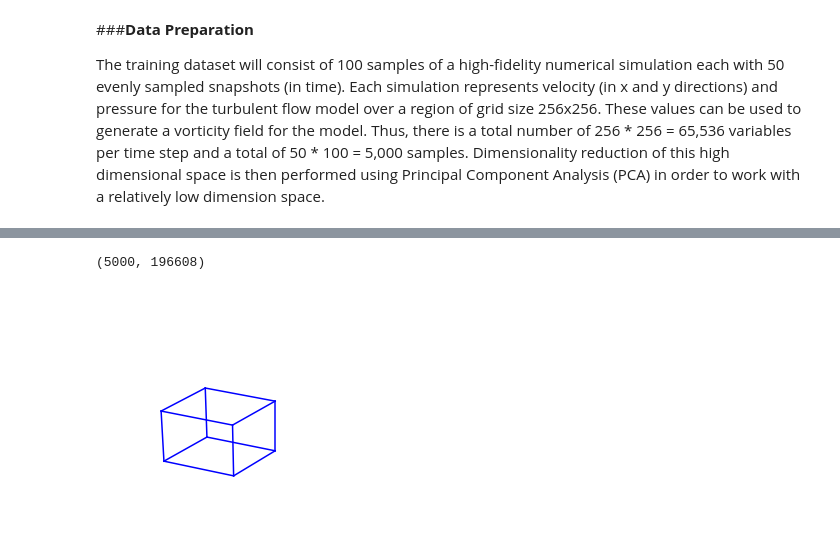
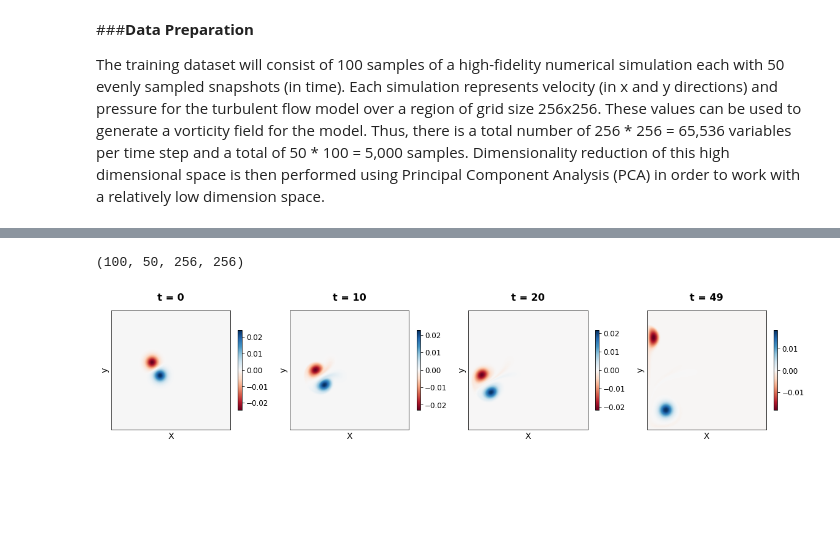
Before and after one commit to mustaphajola/msc-irp, a Jupyter notebook: PredGAN/Compression.ipynb, the cells around one changed output, grey strips where cells are left out. Saved outputs shown, nothing was run; the diff lists cells and outputs as text; code cells hidden in the pictures; blank space fills up the shorter version.

```diff
--- a/PredGAN/Compression.ipynb
+++ b/PredGAN/Compression.ipynb
@@ -115,7 +197,0 @@ del data_file
-# %%
-vars = data_file.shape[-1]  # Number of variables per grid. u, v and p.
-nr = data_file.shape[2]     # Number of rows of grid in each time step.
-nc = data_file.shape[3]     # Number of columns of grid in each time step.
-times = data_file.shape[0] * data_file[1]
-X_train3d = data_file.reshape(-1, nr, nc, vars )
-print(X_train3d.shape)
@@ -124,10 +197,0 @@ print(X_train3d.shape)
-# %%
-data = X_train3d[0]
-fig, ax = plt.subplots(1, 3, figsize=[20,16])
-parameters = ['Velocity', 'Viscosity', 'Pressure']
-for j in range(len(parameters)):
-  img = data[:, :, j]
-  ax[j].imshow(img)
-  ax[j].set_title(parameters[j], fontsize=16, fontweight='bold',
-                        ha='right')
-plt.show()
@@ -136,37 +198,25 @@ NameError: ignored
-# %%
-X_train2d = X_train3d.reshape(-1, nr*nc*vars)
-print(X_train2d.shape)
-# %% [output]
-(5000, 196608)
-# %%
-from mpl_toolkits.mplot3d import Axes3D
-import matplotlib.pyplot as plt
-import numpy as np
-from itertools import product, combinations
-
-
-fig = plt.figure()
-ax = fig.gca(projection='3d')
-
-
-# draw cube
-r = [-1, 0]
-for s, e in combinations(np.array(list(product(r, r, r))), 2):
-    if np.sum(np.abs(s-e)) == r[1]-r[0]:
-        ax.plot3D(*zip(s, e), color="b")
-r = [1, 1]
-for s, e in combinations(np.array(list(product(r, r, r))), 2):
-    if np.sum(np.abs(s-e)) == r[1]-r[0]:
-        ax.plot3D(*zip(s, e), color="b")
-# make the panes transparent
-ax.xaxis.set_pane_color((1.0, 1.0, 1.0, 0.0))
-ax.yaxis.set_pane_color((1.0, 1.0, 1.0, 0.0))
-ax.zaxis.set_pane_color((1.0, 1.0, 1.0, 0.0))
-# make the grid lines transparent
-ax.xaxis._axinfo["grid"]['color'] =  (1,1,1,0)
-ax.yaxis._axinfo["grid"]['color'] =  (1,1,1,0)
-ax.zaxis._axinfo["grid"]['color'] =  (1,1,1,0)
-ax.set_axis_off()
-plt.show()
-# %% [output]
-[figure, removed]
+# %%
+# Load vortex data as traing data.
+X_train3d = np.load('drive/MyDrive/MSC_IRP/data/calc_vortex_100.npy')
+# %%
+X_train3d.shape
+# %% [output]
+(100, 50, 256, 256)
+# %%
+def plot_vortex(data, times):
+  fig, ax = plt.subplots(1, len(times), figsize=[20,10])
+
+  for i, step in enumerate(times):
+    im = ax[i].imshow(data[step], cmap='RdBu')
+    ax[i].set_xlabel('X'), ax[i].set_ylabel('y')
+    ax[i].set_xticklabels([]), ax[i].set_yticklabels([])
+    ax[i].set_xticks([]), ax[i].set_yticks([])
+    cbar = plt.colorbar(im, ax=ax.flatten()[i], shrink=0.24, pad=0.05, panchor=(0.0, 0.0))
+    ax.flatten()[i].set_title('t = {}'.format(step), y=1.05,
+                            fontsize=16, fontweight="bold")
+  plt.show()
+# %%
+times = [0, 10, 20, 49]
+plot_vortex(X_train3d[58], times)
+# %% [output]
+[figure, added]
```
Also changed, not shown: parts of 18 cells of this notebook.
